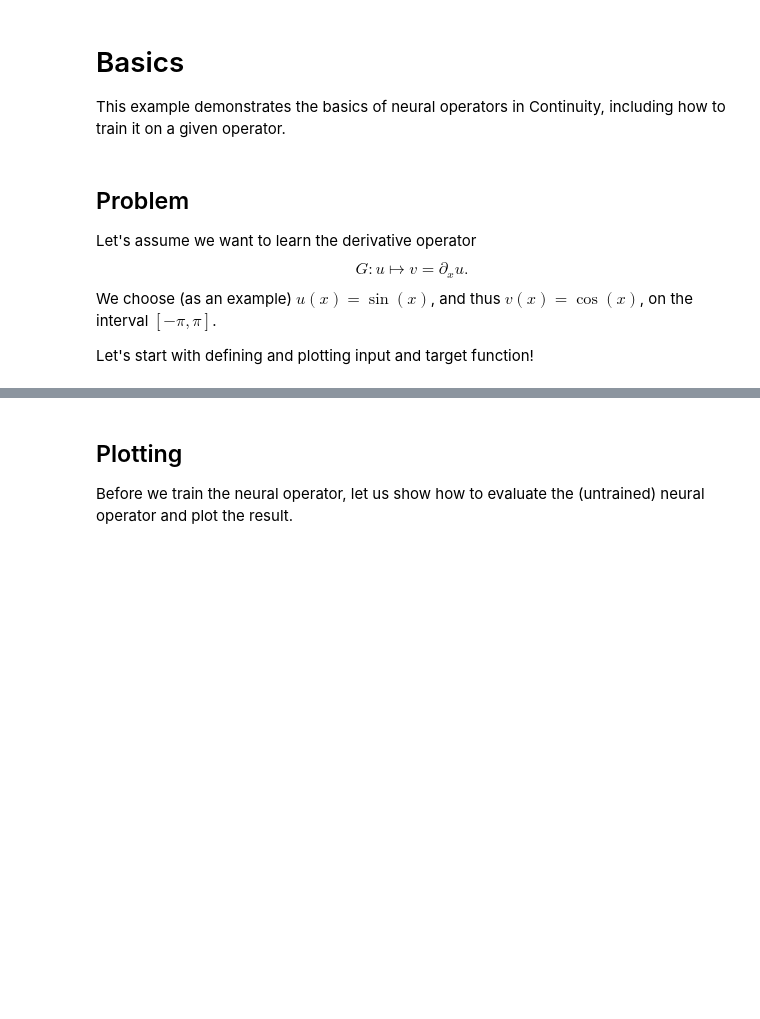
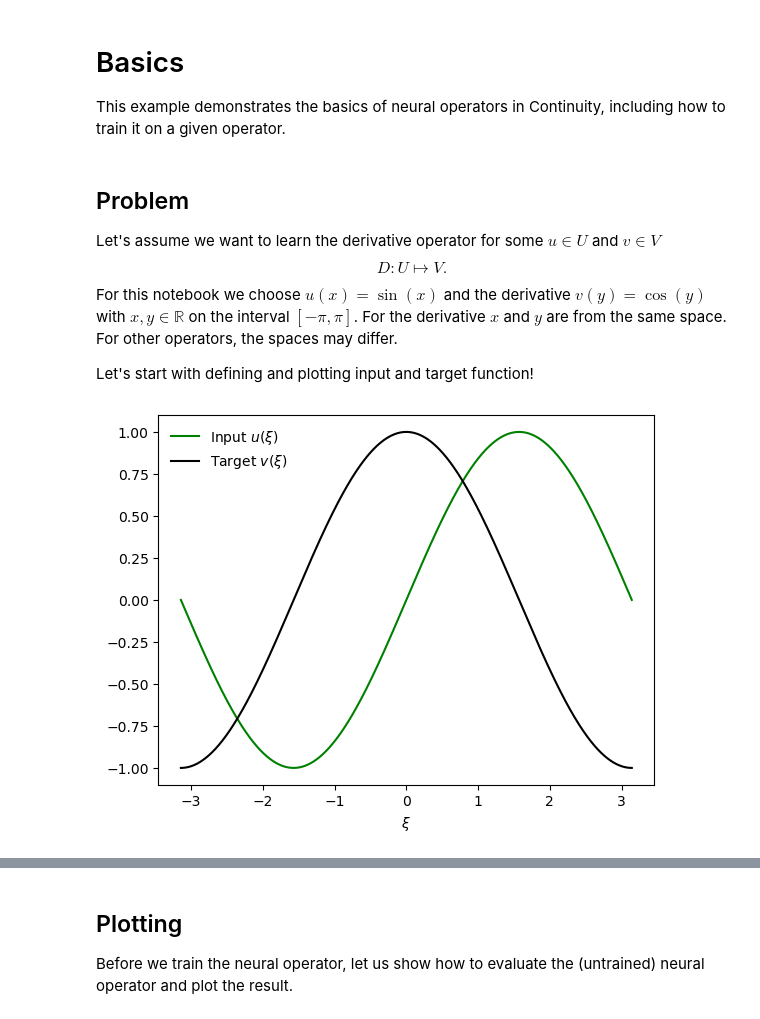
Before and after one commit to aai-institute/continuiti, a Jupyter notebook: notebooks/basics.ipynb, the cells around one changed output, grey strips where cells are left out. Cells and saved outputs as stored; diff of their text form; code cells hidden in the pictures; blank space fills up the shorter version.

```diff
--- a/notebooks/basics.ipynb
+++ b/notebooks/basics.ipynb
@@ -17,11 +17,27 @@ plt.rcParams["legend.framealpha"] = 0.0
 # %% [markdown]
 ## Problem
 
-Let's assume we want to learn the derivative operator
-$$
-G: u \mapsto v = \partial_x u.
-$$
-We choose (as an example) $u(x) = \sin(x)$, and thus $v(x) = \cos(x)$,
-on the interval $[-\pi, \pi]$.
+Let's assume we want to learn the derivative operator for some $u\in U$ and $v\in V$
+$$D: U \mapsto V.$$
+For this notebook we choose $u(x)=\sin(x)$ and the derivative $v(y)=\cos(y)$ with $x, y\in \mathbb{R}$ on the interval $[-\pi, \pi]$. For the derivative $x$ and $y$ are from the same space. For other operators, the spaces may differ.
 
 Let's start with defining and plotting input and target function!
+# %%
+# Input function (some example)
+u = lambda chi: torch.sin(chi)
+
+# Target function (the derivative of u)
+v = lambda chi: torch.cos(chi)
+
+# Domain parameters
+L = torch.pi
+xi = torch.linspace(-L, L, 1000)  # from the same domain as y and x to plot "continuous" representations of u and v
+
+# Plot input and target function
+plt.plot(xi, u(xi), "g-", label=r"Input $u(\xi)$")
+plt.plot(xi, v(xi), "k-", label=r"Target $v(\xi)$")
+plt.xlabel(r"$\xi$")
+plt.legend()
+plt.show()
+# %% [output]
+[figure, added]
```
Also changed, not shown: parts of 7 cells of this notebook.
